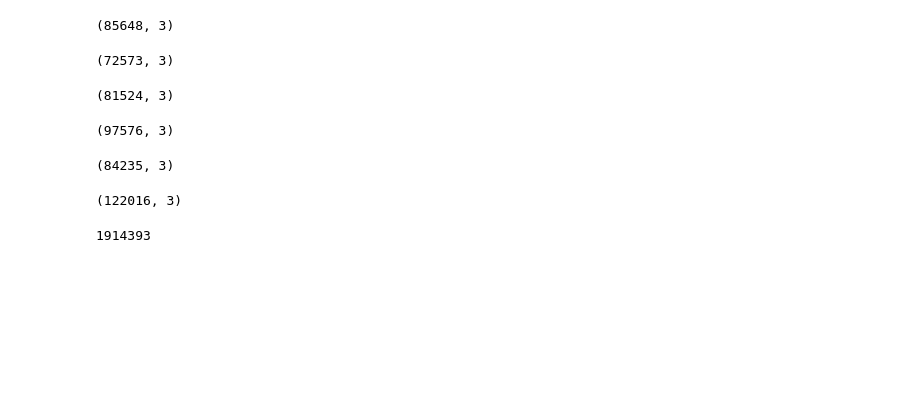
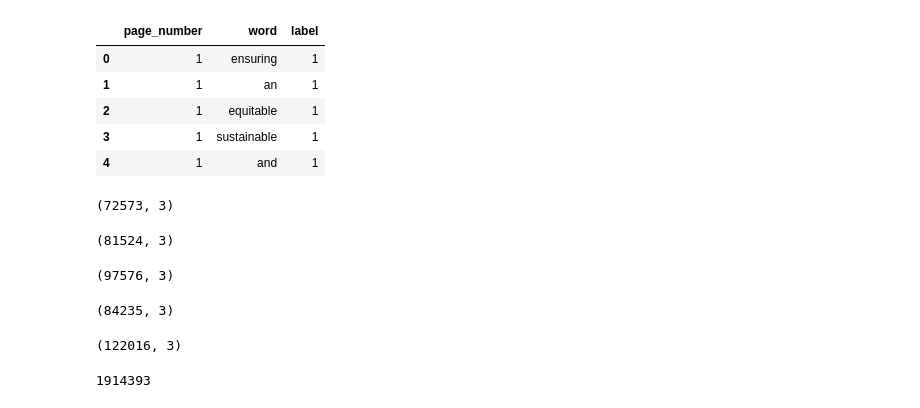
Before and after one commit to UNCG-CSE/Budget_Text_Analysis, a Jupyter notebook: src/Combined_BudgetText_forAnalysis.ipynb, the cells around one changed output. Drawn from its saved outputs; the diff is of its cells as text; code cells hidden in the pictures; blank space fills up the shorter version.

```diff
--- a/src/Combined_BudgetText_forAnalysis.ipynb
+++ b/src/Combined_BudgetText_forAnalysis.ipynb
@@ -11,10 +17,15 @@ GC_df.shape
 # %%
 CC_df = pd.read_csv(r"../util/data/structured/original/CharlotteCity_original_data.csv")
 CC_df.drop(['Unnamed: 0'], axis=1,inplace=True)
 CC_df['label']='1'
-CC_df.shape
+CC_df.head(5)
 # %% [output]
-(85648, 3)
+|  | page_number | word | label |
+| 0 | 1 | ensuring | 1 |
+| 1 | 1 | an | 1 |
+| 2 | 1 | equitable | 1 |
+| 3 | 1 | sustainable | 1 |
+| 4 | 1 | and | 1 |
 # %%
 RC_df = pd.read_csv(r"../util/data/structured/original/RaleighCity_original_data.csv")
 RC_df.drop(['Unnamed: 0'], axis=1,inplace=True)
```
Also changed, not shown: parts of 8 cells of this notebook.
